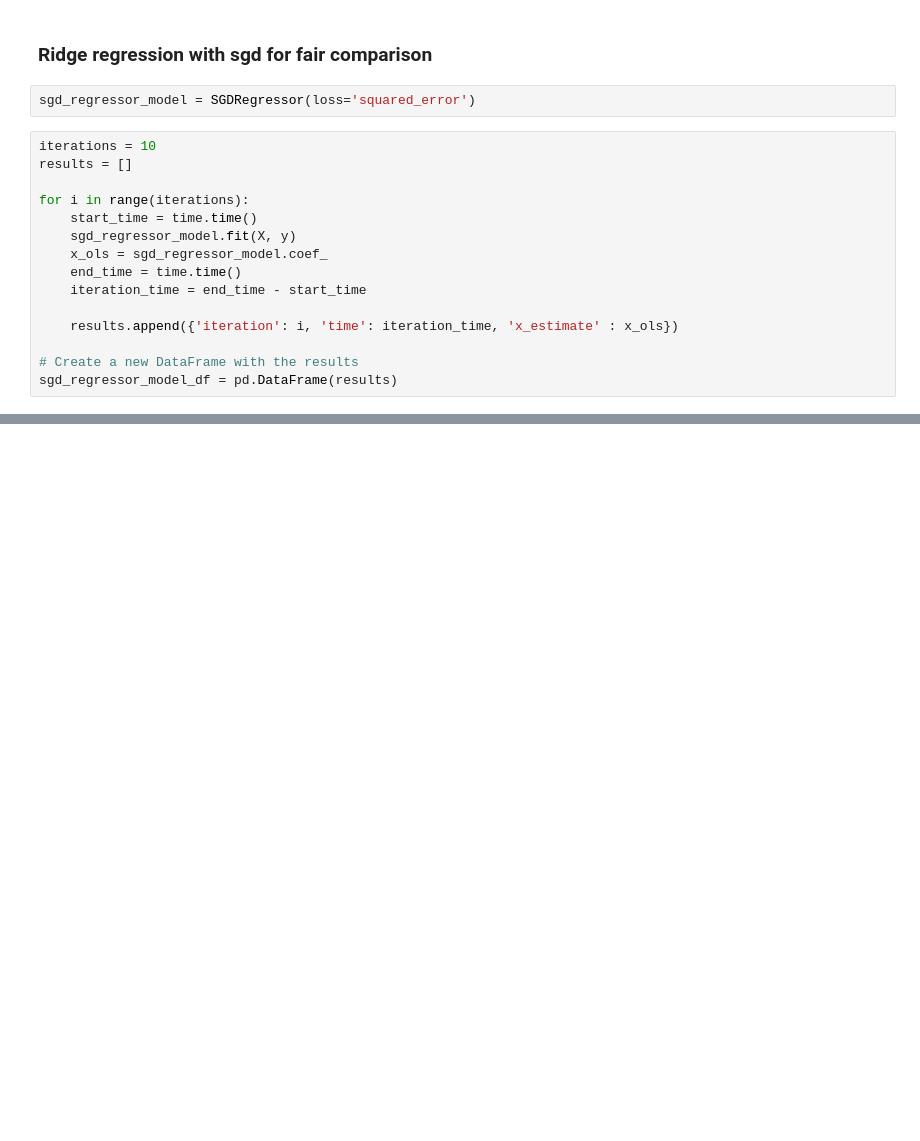
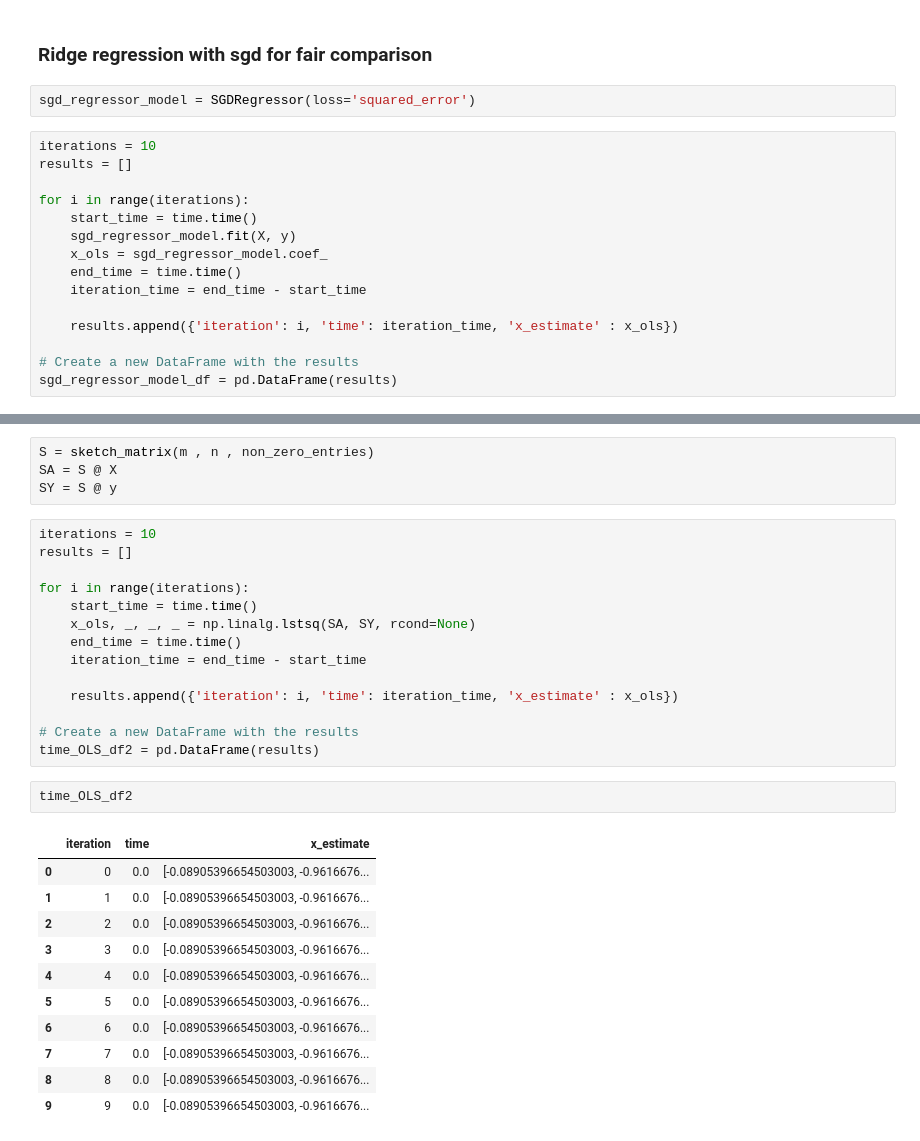
Before and after one commit to LakBoonJun1/DSA4288, a Jupyter notebook: Notebook/OLS.ipynb, the cells around one changed output, grey strips where cells are left out. Saved outputs shown, nothing was run; the diff lists cells and outputs as text; blank space fills up the shorter version.

Commit message:
training time without computing the matrix multiplication

```diff
--- a/Notebook/OLS.ipynb
+++ b/Notebook/OLS.ipynb
@@ -1308,0 +1309,32 @@ sgd_regressor_model_df
+# %%
+S = sketch_matrix(m , n , non_zero_entries)
+SA = S @ X
+SY = S @ y
+# %%
+iterations = 10
+results = []
+
+for i in range(iterations):
+    start_time = time.time()
+    x_ols, _, _, _ = np.linalg.lstsq(SA, SY, rcond=None)
+    end_time = time.time()
+    iteration_time = end_time - start_time
+
+    results.append({'iteration': i, 'time': iteration_time, 'x_estimate' : x_ols})
+
+# Create a new DataFrame with the results
+time_OLS_df2 = pd.DataFrame(results)
+# %%
+time_OLS_df2
+# %% [output]
+|  | iteration | time | x_estimate |
+| 0 | 0 | 0.0 | [-0.08905396654503003, -0.9616676... |
+| 1 | 1 | 0.0 | [-0.08905396654503003, -0.9616676... |
+| 2 | 2 | 0.0 | [-0.08905396654503003, -0.9616676... |
+| 3 | 3 | 0.0 | [-0.08905396654503003, -0.9616676... |
+| 4 | 4 | 0.0 | [-0.08905396654503003, -0.9616676... |
+| 5 | 5 | 0.0 | [-0.08905396654503003, -0.9616676... |
+| 6 | 6 | 0.0 | [-0.08905396654503003, -0.9616676... |
+| 7 | 7 | 0.0 | [-0.08905396654503003, -0.9616676... |
+| 8 | 8 | 0.0 | [-0.08905396654503003, -0.9616676... |
+| 9 | 9 | 0.0 | [-0.08905396654503003, -0.9616676... |
```
Also changed, not shown: parts of 5 cells of this notebook.
